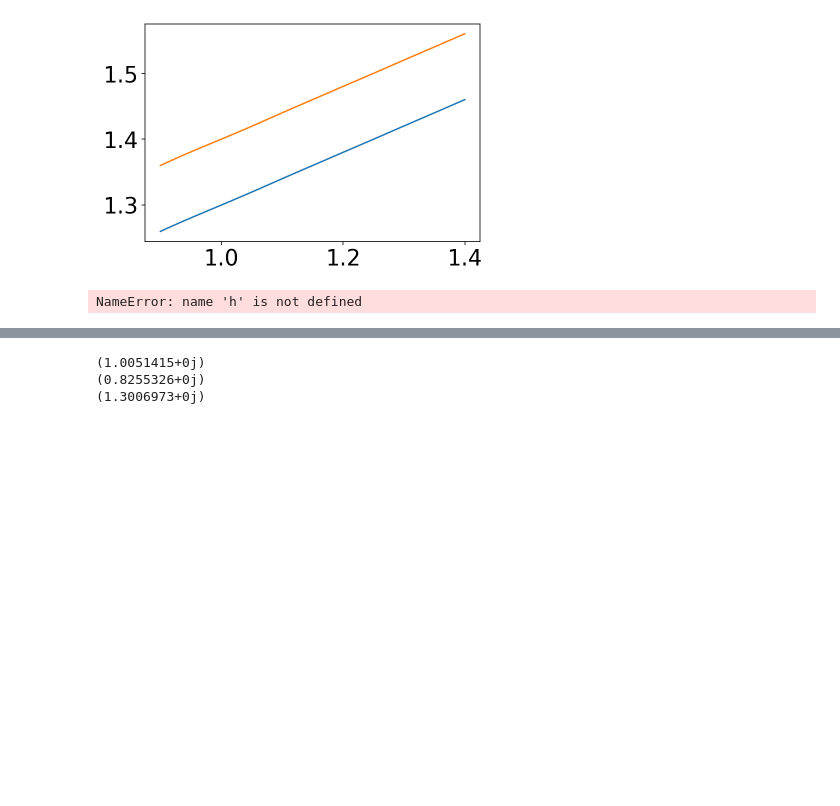
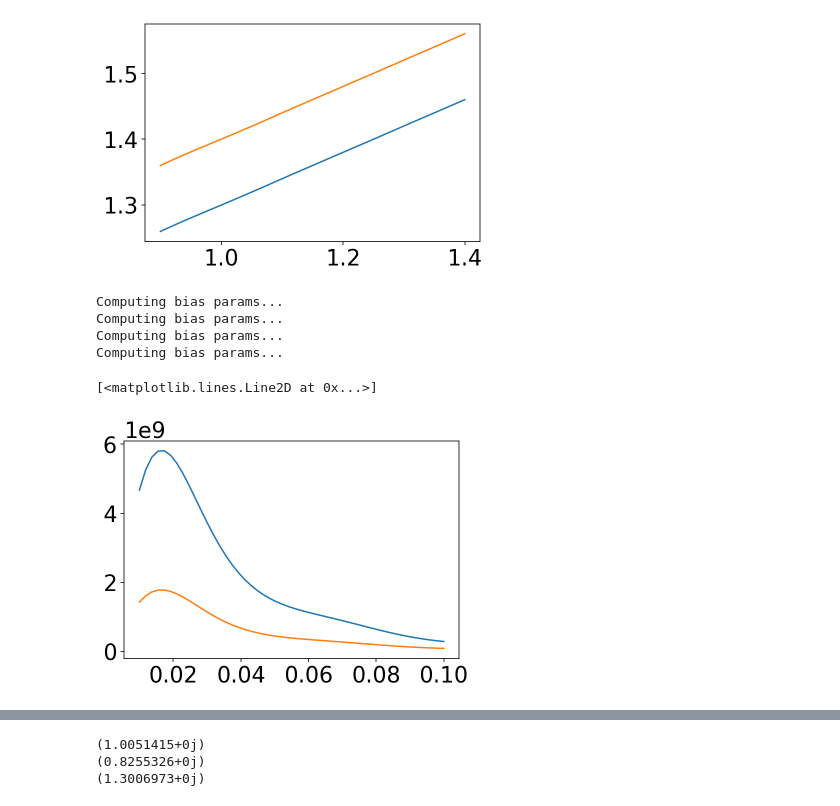
Before and after one commit to craddis1/CosmoWAP, a Jupyter notebook: notebooks/bk_SNR.ipynb, the cells around one changed output, grey strips where cells are left out. Cells and saved outputs as stored; diff of their text form; code cells hidden in the pictures; blank space fills up the shorter version.

Commit message:
stencil

```diff
--- a/notebooks/bk_SNR.ipynb
+++ b/notebooks/bk_SNR.ipynb
@@ -108,5 +104,0 @@ k2= k3 = k1
-# %%
-args = k1,k2,k3
-foreclass.five_point_stencil('b_1',bk.NPP,*args,dh=1e-3)
-# %% [output]
-NameError: name 'h' is not defined
@@ -113,3 +108,17 @@ NameError: name 'h' is not defined
+# %%
+args = k1,k2,k3
+deriv = foreclass.five_point_stencil('b_1',bk.NPP.l0,k1,k2,k3,dh=1e-3,zz=1)
+# %% [output]
+Computing bias params...
+Computing bias params...
+Computing bias params...
+Computing bias params...
+# %%
+plt.plot(k1,deriv)
+plt.plot(k1,bk.NPP.l0(cosmo_funcs,k1,k2,k3,zz=1))
+# %% [output]
+[<matplotlib.lines.Line2D at 0x...>]
+[figure, added]
 # %%
 a = forecast.pk_SNR("Orth",[0,2],sigma=None,nonlin=False)
 b = forecast.bk_SNR("Orth",[0],sigma=None,nonlin=False)
```
Also changed, not shown: parts of 7 cells of this notebook, 1 other file.
